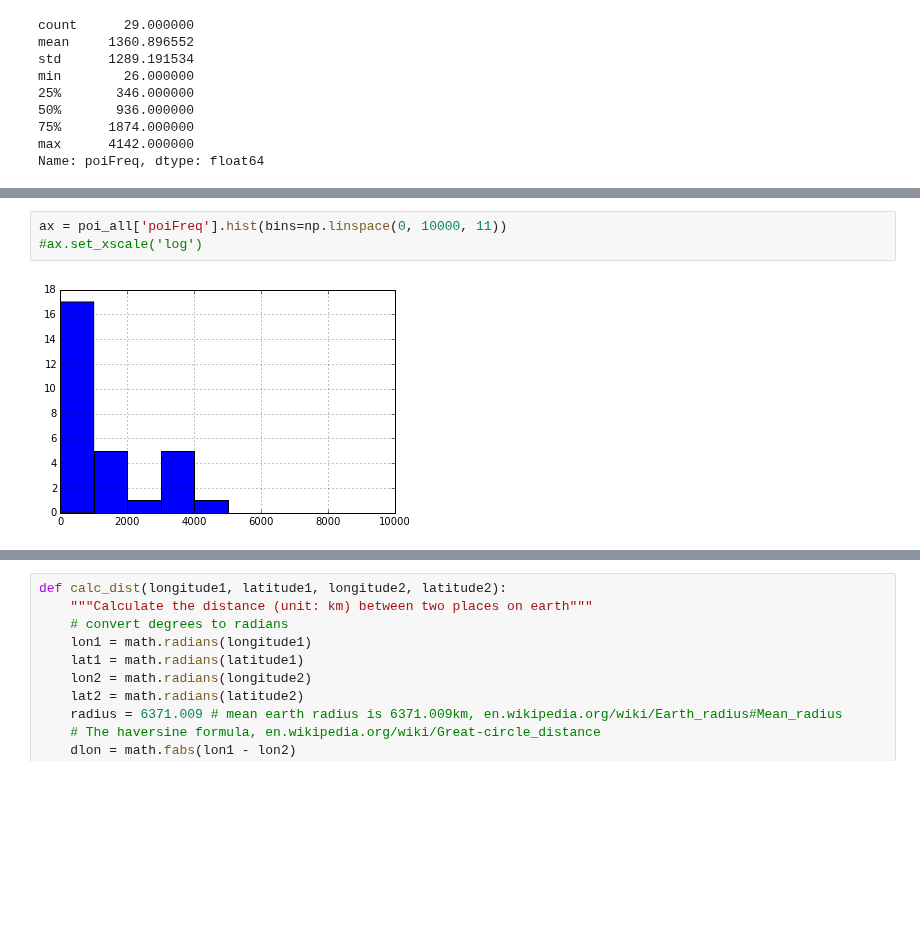
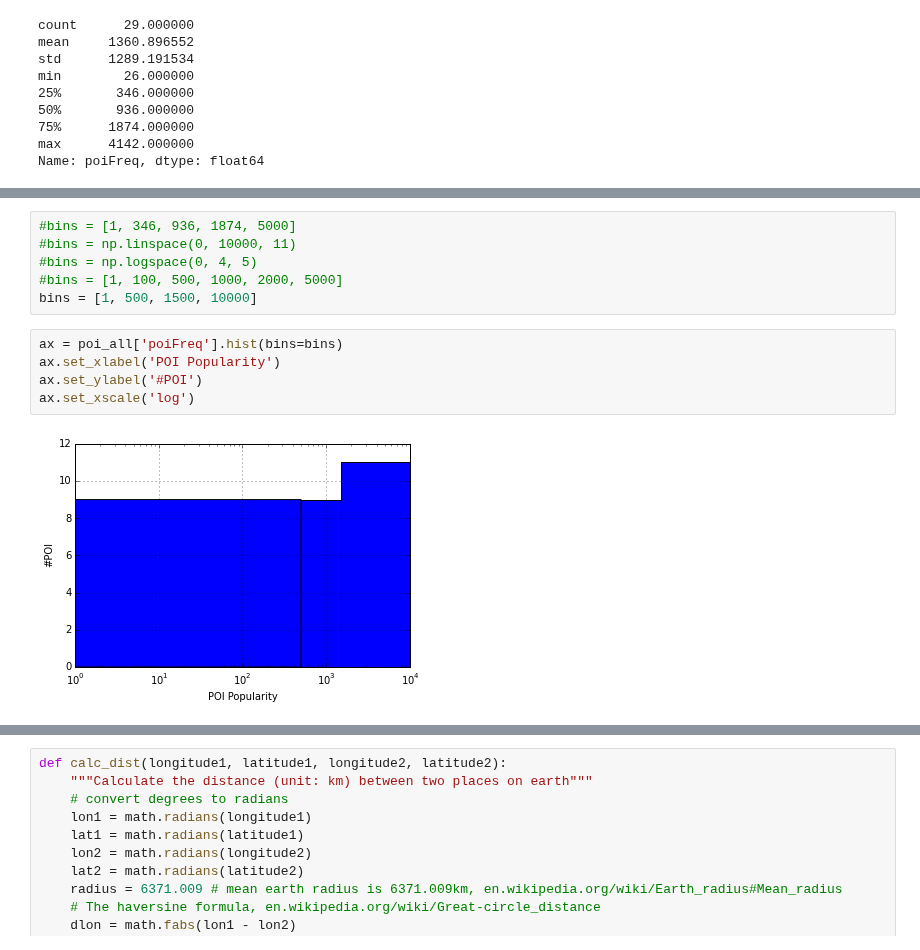
Before and after one commit to chengsoonong/digbeta, a Jupyter notebook: tour/tour_HMM.ipynb, the cells around one changed output, grey strips where cells are left out. Saved outputs shown, nothing was run; the diff lists cells and outputs as text; blank space fills up the shorter version.

```diff
--- a/tour/tour_HMM.ipynb
+++ b/tour/tour_HMM.ipynb
@@ -339,5 +396,13 @@ Name: poiFreq, dtype: float64
+# %%
+#bins = [1, 346, 936, 1874, 5000]
+#bins = np.linspace(0, 10000, 11)
+#bins = np.logspace(0, 4, 5)
+#bins = [1, 100, 500, 1000, 2000, 5000]
+bins = [1, 500, 1500, 10000]
 # %%
-ax = poi_all['poiFreq'].hist(bins=np.linspace(0, 10000, 11))
-#ax.set_xscale('log')
+ax = poi_all['poiFreq'].hist(bins=bins)
+ax.set_xlabel('POI Popularity')
+ax.set_ylabel('#POI')
+ax.set_xscale('log')
 # %% [output]
-[figure, old version]
+[figure, new version]
```
Also changed, not shown: parts of 77 cells of this notebook.
